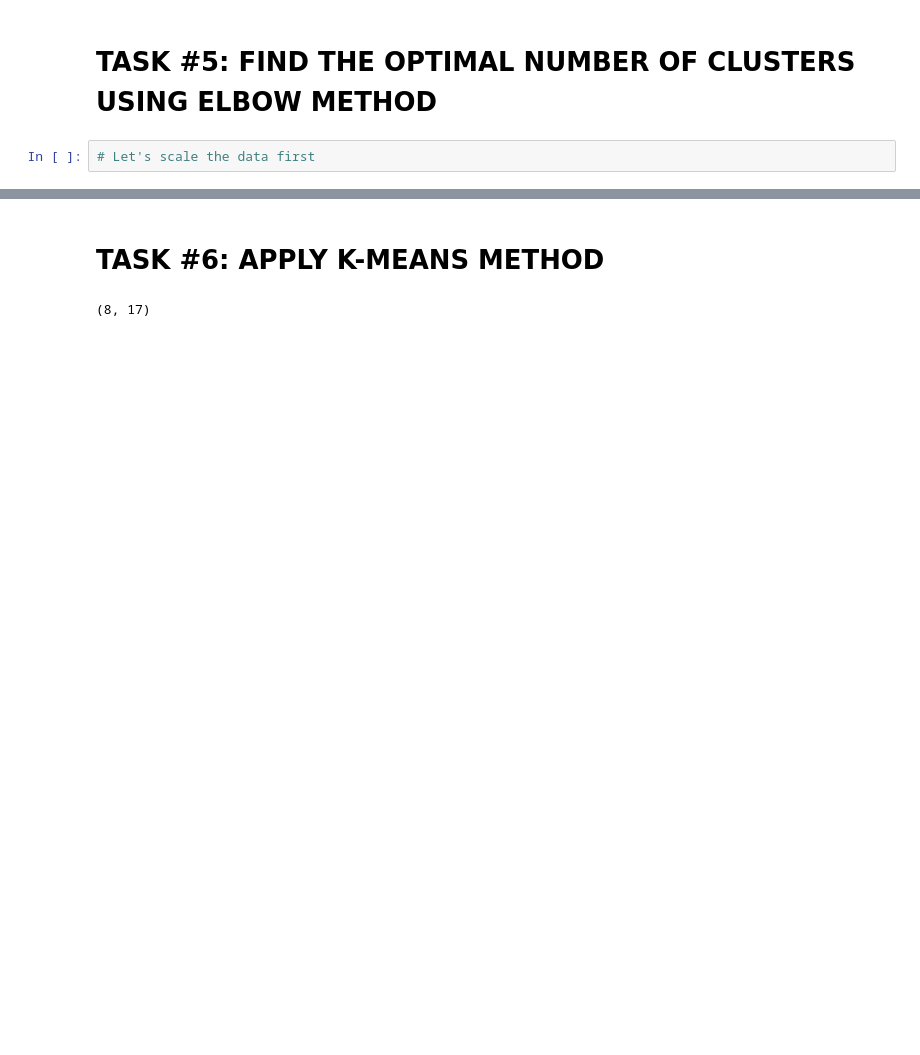
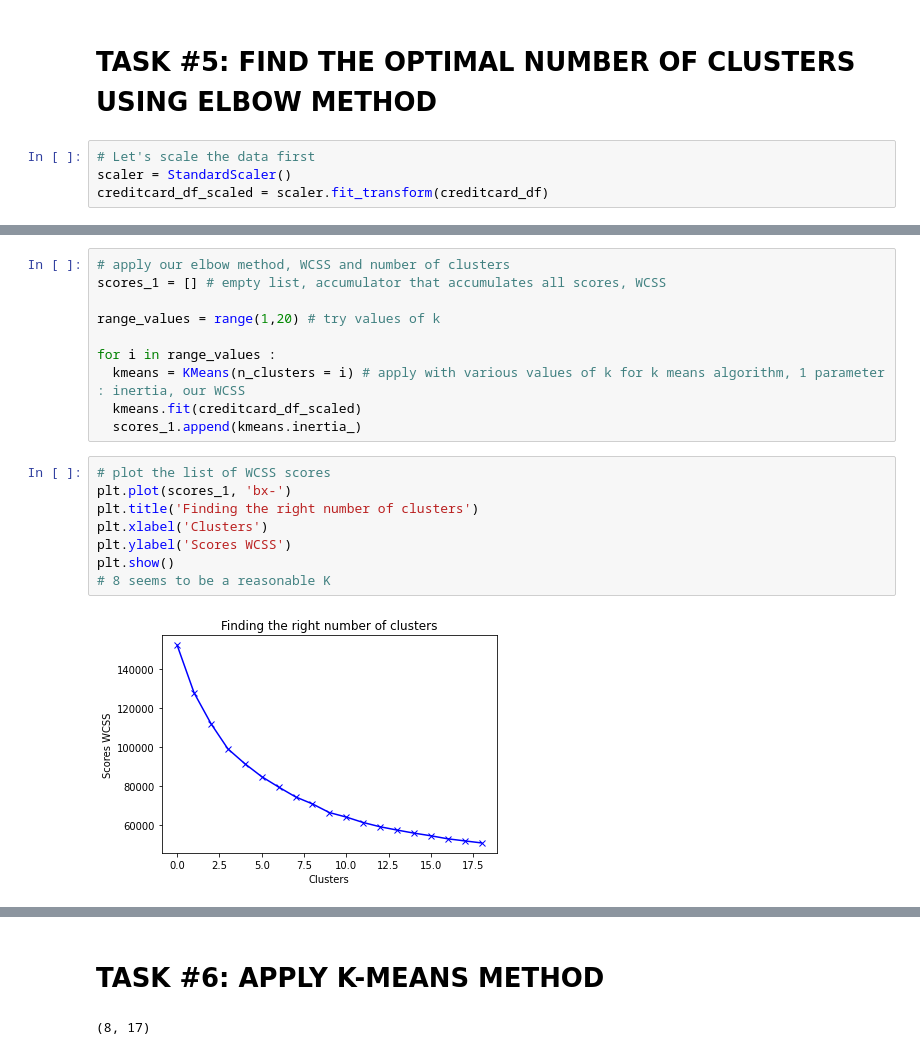
Before and after one commit to lavarius/DSCaseStudies, a Jupyter notebook: MDB_Marketing_Department.ipynb, the cells around one changed output, grey strips where cells are left out. Cells and saved outputs as stored; diff of their text form; blank space fills up the shorter version.

```diff
--- a/MDB_Marketing_Department.ipynb
+++ b/MDB_Marketing_Department.ipynb
@@ -234,3 +313,5 @@ Index(['BALANCE', 'BALANCE_FREQUENCY', 'PURCHASES', 'ONEOFF_PURCHASES',
 # TASK #5: FIND THE OPTIMAL NUMBER OF CLUSTERS USING ELBOW METHOD
 # %%
 # Let's scale the data first
+scaler = StandardScaler()
+creditcard_df_scaled = scaler.fit_transform(creditcard_df)
@@ -255 +339,21 @@ array([[-0.73198937, -0.24943448, -0.42489974, ..., -0.31096755,
+# %%
+# apply our elbow method, WCSS and number of clusters
+scores_1 = [] # empty list, accumulator that accumulates all scores, WCSS
+
+range_values = range(1,20) # try values of k
+
+for i in range_values :
+  kmeans = KMeans(n_clusters = i) # apply with various values of k for k means algorithm, 1 parameter : inertia, our WCSS
+  kmeans.fit(creditcard_df_scaled)
+  scores_1.append(kmeans.inertia_)
+# %%
+# plot the list of WCSS scores
+plt.plot(scores_1, 'bx-')
+plt.title('Finding the right number of clusters')
+plt.xlabel('Clusters')
+plt.ylabel('Scores WCSS')
+plt.show()
+# 8 seems to be a reasonable K
+# %% [output]
+[figure, added]
 # %%
```
Also changed, not shown: parts of 27 cells of this notebook.
